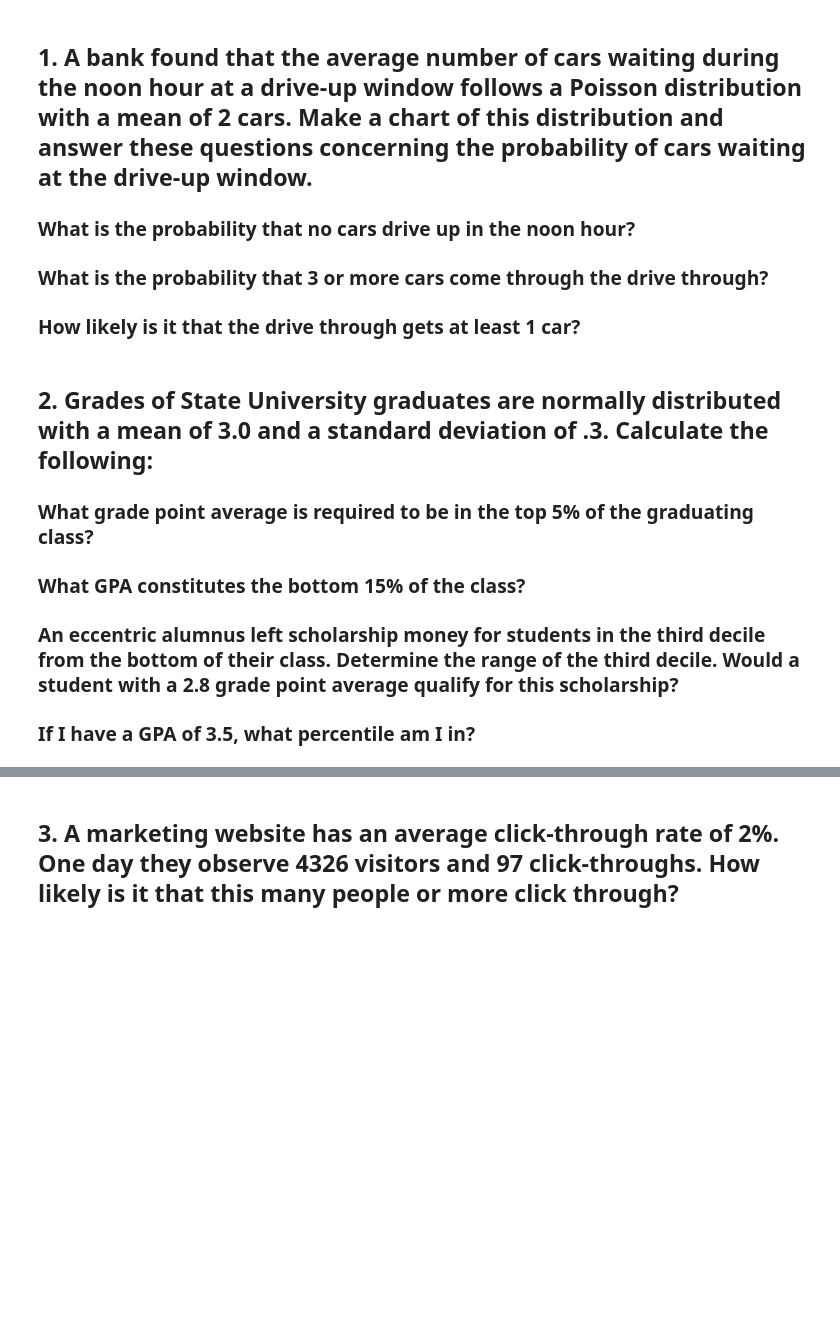
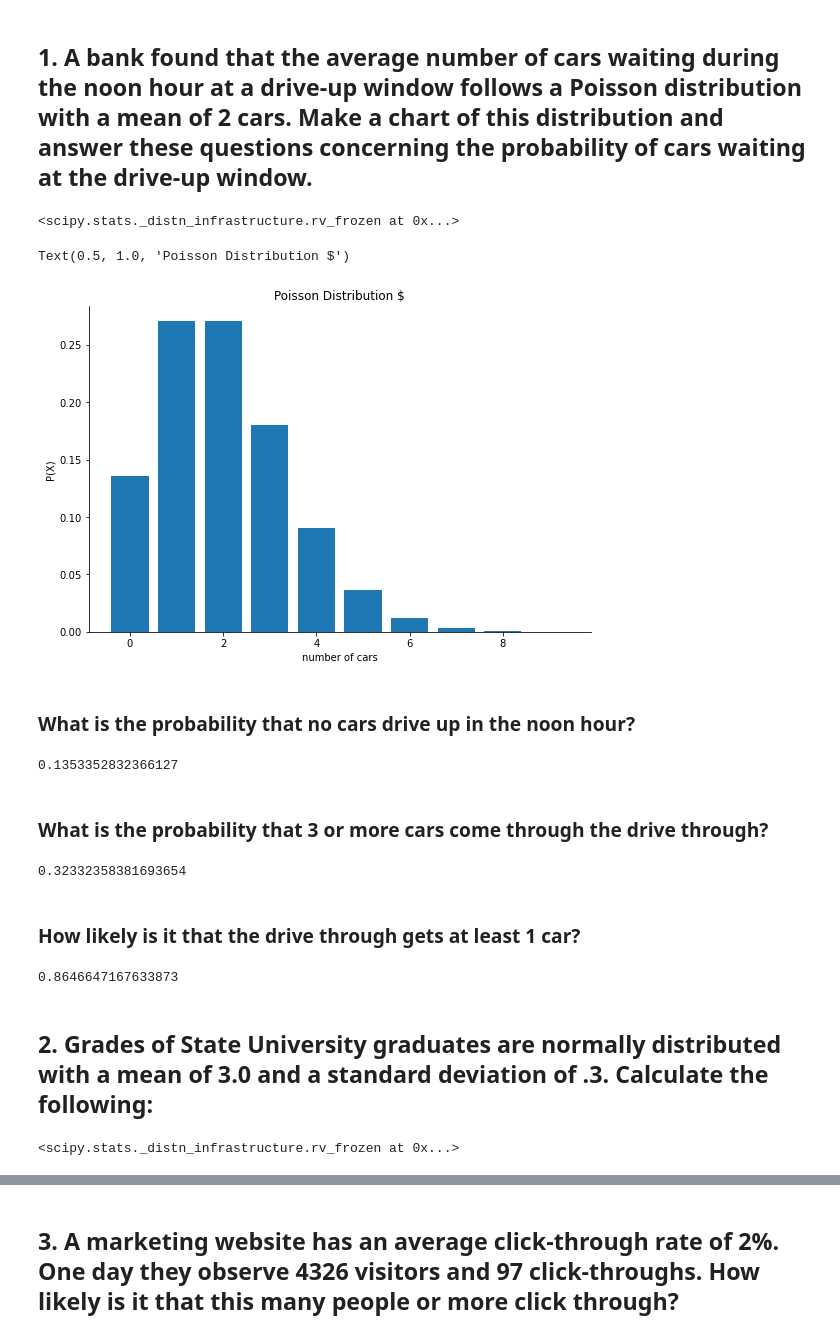
Before and after one commit to kanieladenis/statistics-exercises, a Jupyter notebook: probability_distributions.ipynb, the cells around one changed output, grey strips where cells are left out. Saved outputs shown, nothing was run; the diff lists cells and outputs as text; code cells hidden in the pictures; blank space fills up the shorter version.

Commit message:
updated probabiity distribution exercise.

```diff
--- a/probability_distributions.ipynb
+++ b/probability_distributions.ipynb
@@ -1,5 +1,2 @@
 # %% [markdown]
 ## 1. A bank found that the average number of cars waiting during the noon hour at a drive-up window follows a Poisson distribution with a mean of 2 cars. Make a chart of this distribution and answer these questions concerning the probability of cars waiting at the drive-up window.
-### What is the probability that no cars drive up in the noon hour?
-### What is the probability that 3 or more cars come through the drive through?
-### How likely is it that the drive through gets at least 1 car?
@@ -6,6 +10,46 @@
+# %%
+mean = 2
+
+driveup = stats.poisson(mean)
+driveup
+# %% [output]
+<scipy.stats._distn_infrastructure.rv_frozen at 0x...>
+# %%
+x = np.arange(0,10)
+y = stats.poisson(mean).pmf(x)
+
+plt.bar(x,y)
+plt.xlabel('number of cars')
+plt.ylabel('P(X)')
+plt.title('Poisson Distribution $')
+# %% [output]
+Text(0.5, 1.0, 'Poisson Distribution $')
+[figure, added]
+# %% [markdown]
+### What is the probability that no cars drive up in the noon hour?
+# %%
+stats.poisson(2).pmf(0)
+# %% [output]
+0.1353352832366127
+# %% [markdown]
+### What is the probability that 3 or more cars come through the drive through?
+# %%
+stats.poisson(2).sf(2)
+# %% [output]
+0.32332358381693654
+# %% [markdown]
+### How likely is it that the drive through gets at least 1 car?
+# %%
+stats.poisson(2).sf(0)
+# %% [output]
+0.8646647167633873
 # %% [markdown]
 ## 2. Grades of State University graduates are normally distributed with a mean of 3.0 and a standard deviation of .3. Calculate the following:
-### What grade point average is required to be in the top 5% of the graduating class?
-### What GPA constitutes the bottom 15% of the class?
-### An eccentric alumnus left scholarship money for students in the third decile from the bottom of their class. Determine the range of the third decile. Would a student with a 2.8 grade point average qualify for this scholarship?
-### If I have a GPA of 3.5, what percentile am I in?
+# %%
+mean = 3
+stddev = .3
+
+grades_dist = stats.norm(mean,stddev)
+grades_dist
+# %% [output]
+<scipy.stats._distn_infrastructure.rv_frozen at 0x...>
```
Also changed, not shown: parts of 28 cells of this notebook, 1 other file.
